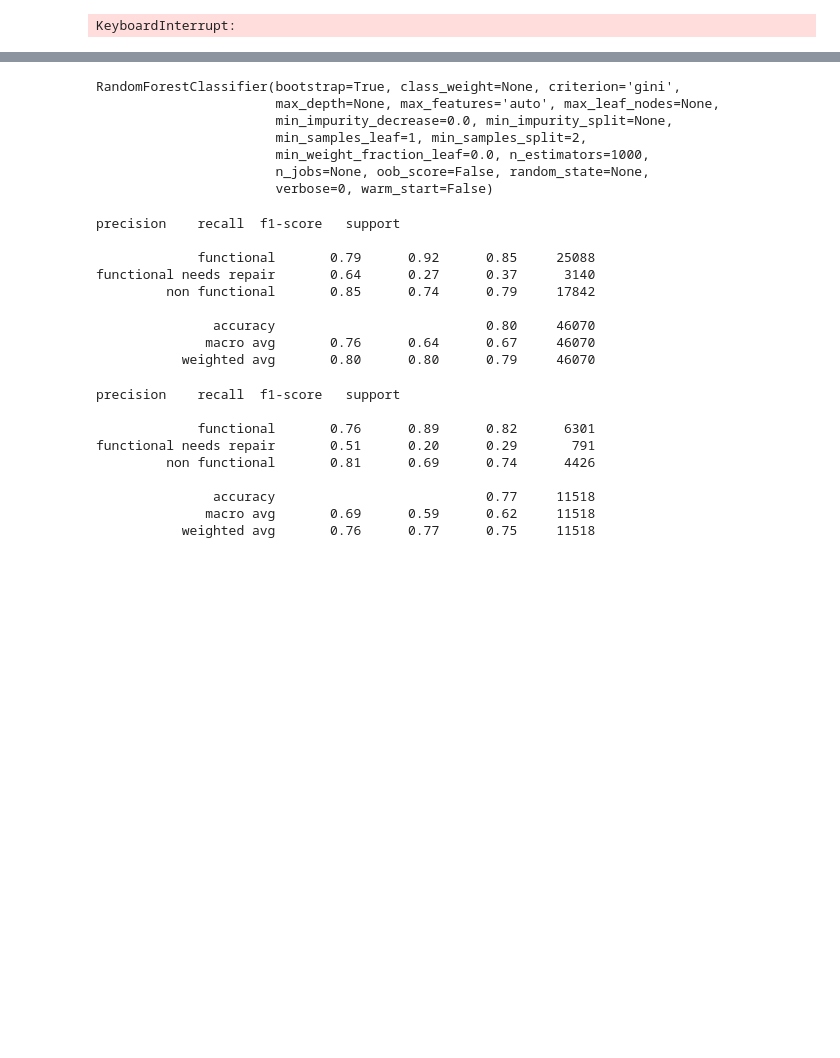
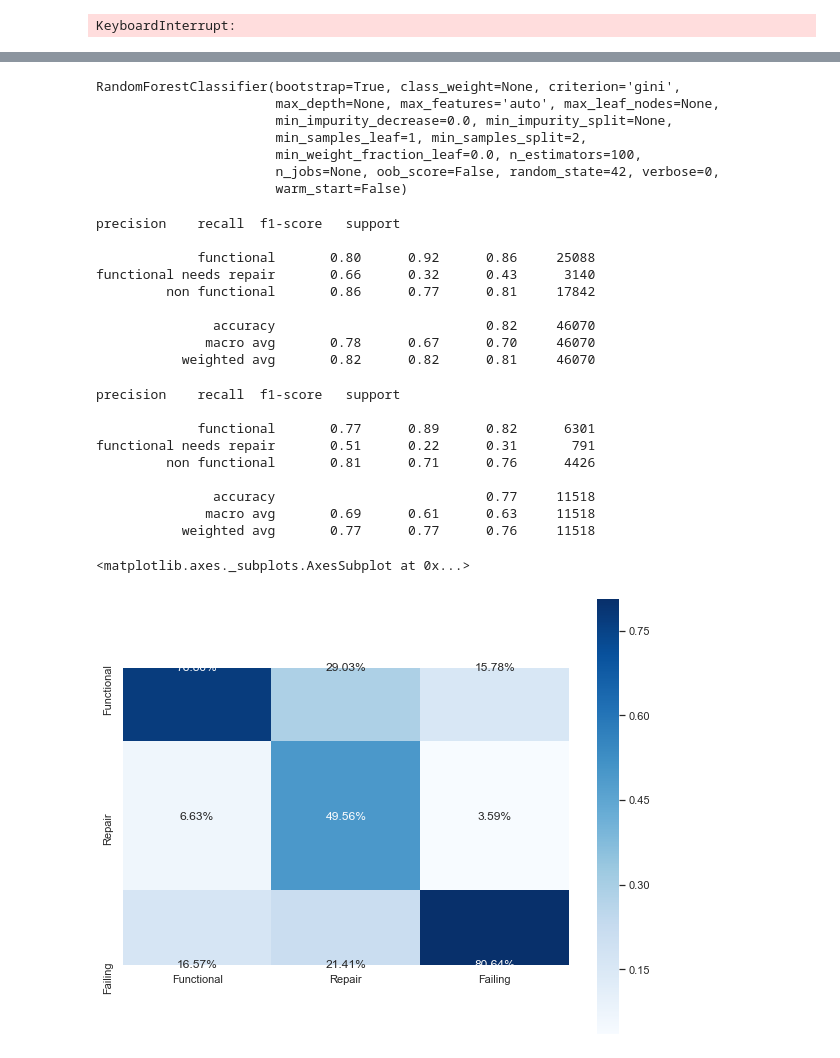
Before and after one commit to mattcarr17/mod_3_flatiron_project, a Jupyter notebook: notebooks/exploratory/06_mc_models.ipynb, the cells around one changed output, grey strips where cells are left out. Cells and saved outputs as stored; diff of their text form; code cells hidden in the pictures; blank space fills up the shorter version.

```diff
--- a/notebooks/exploratory/06_mc_models.ipynb
+++ b/notebooks/exploratory/06_mc_models.ipynb
@@ -395,37 +378,48 @@ rf1 = RandomForestClassifier(n_estimators=1000)
+# %%
+rf2 = RandomForestClassifier(n_estimators=100, random_state=42, max_features='auto')
 # %%
-X_train3.drop('age', axis=1, inplace=True)
-X_test3.drop('age', axis=1, inplace=True)
+X_train4.drop('amount_tsh', axis=1, inplace=True)
+X_test4.drop('amount_tsh', axis=1, inplace=True)
 # %%
-rf1.fit(X_train3, y_train)
+rf2.fit(X_train4, y_train)
 # %% [output]
 RandomForestClassifier(bootstrap=True, class_weight=None, criterion='gini',
                        max_depth=None, max_features='auto', max_leaf_nodes=None,
                        min_impurity_decrease=0.0, min_impurity_split=None,
                        min_samples_leaf=1, min_samples_split=2,
-                       min_weight_fraction_leaf=0.0, n_estimators=1000,
-                       n_jobs=None, oob_score=False, random_state=None,
-                       verbose=0, warm_start=False)
+                       min_weight_fraction_leaf=0.0, n_estimators=100,
+                       n_jobs=None, oob_score=False, random_state=42, verbose=0,
+                       warm_start=False)
 # %%
-print(classification_report(y_train, rf1.predict(X_train3)))
+print(classification_report(y_train, rf2.predict(X_train4)))
 # %% [output]
 precision    recall  f1-score   support
 
-             functional       0.79      0.92      0.85     25088
-functional needs repair       0.64      0.27      0.37      3140
-         non functional       0.85      0.74      0.79     17842
+             functional       0.80      0.92      0.86     25088
+functional needs repair       0.66      0.32      0.43      3140
+         non functional       0.86      0.77      0.81     17842
 
-               accuracy                           0.80     46070
-              macro avg       0.76      0.64      0.67     46070
-           weighted avg       0.80      0.80      0.79     46070
+               accuracy                           0.82     46070
+              macro avg       0.78      0.67      0.70     46070
+           weighted avg       0.82      0.82      0.81     46070
 # %%
-print(classification_report(y_test, rf1.predict(X_test3)))
+print(classification_report(y_test, rf2.predict(X_test4)))
 # %% [output]
 precision    recall  f1-score   support
 
-             functional       0.76      0.89      0.82      6301
-functional needs repair       0.51      0.20      0.29       791
-         non functional       0.81      0.69      0.74      4426
+             functional       0.77      0.89      0.82      6301
+functional needs repair       0.51      0.22      0.31       791
+         non functional       0.81      0.71      0.76      4426
 
                accuracy                           0.77     11518
-              macro avg       0.69      0.59      0.62     11518
-           weighted avg       0.76      0.77      0.75     11518
+              macro avg       0.69      0.61      0.63     11518
+           weighted avg       0.77      0.77      0.76     11518
+# %%
+cm = mcf.plot_confusion_matrix(y_test, rf2.predict(X_test4))
+# %%
+sns.set(font_scale=1)
+sns.heatmap(cm/np.sum(cm), annot=True,
+            fmt='.2%', cmap='Blues', square=True)
+# %% [output]
+<matplotlib.axes._subplots.AxesSubplot at 0x...>
+[figure, added]
```
Also changed, not shown: parts of 34 cells of this notebook.
